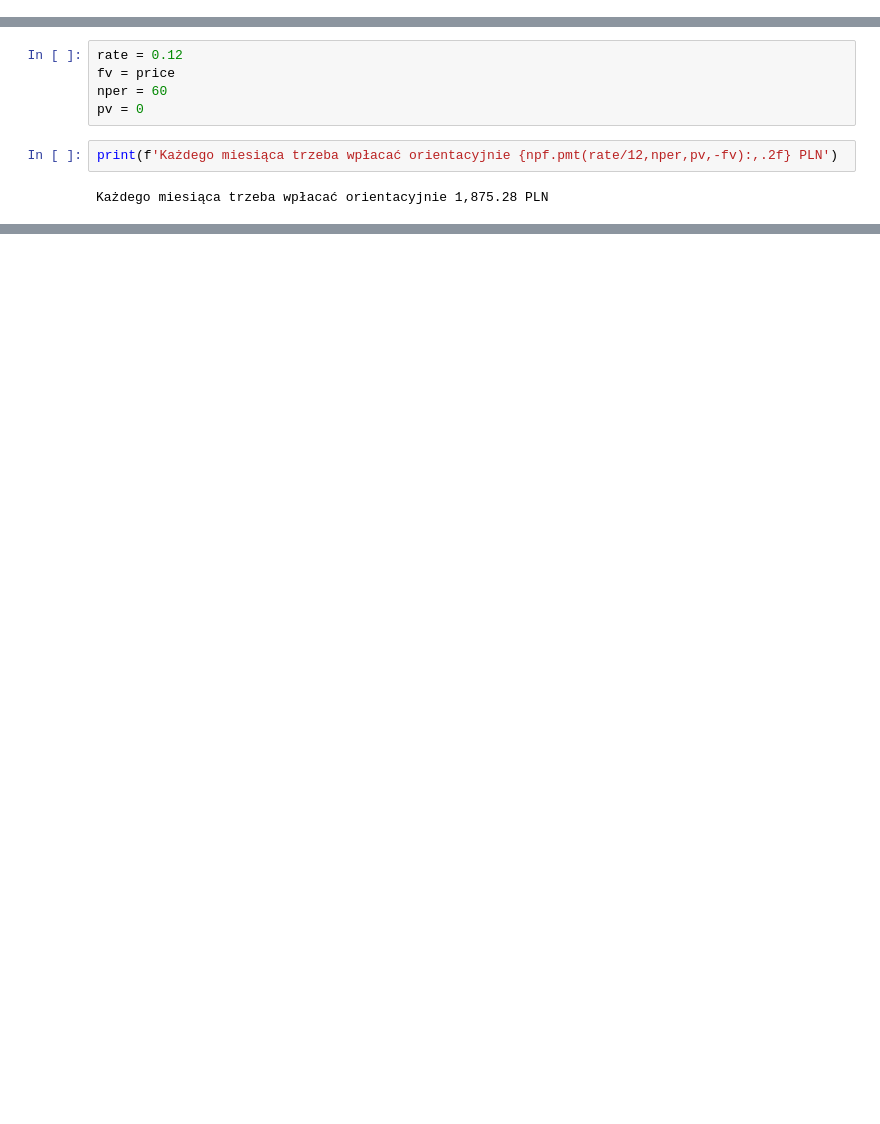
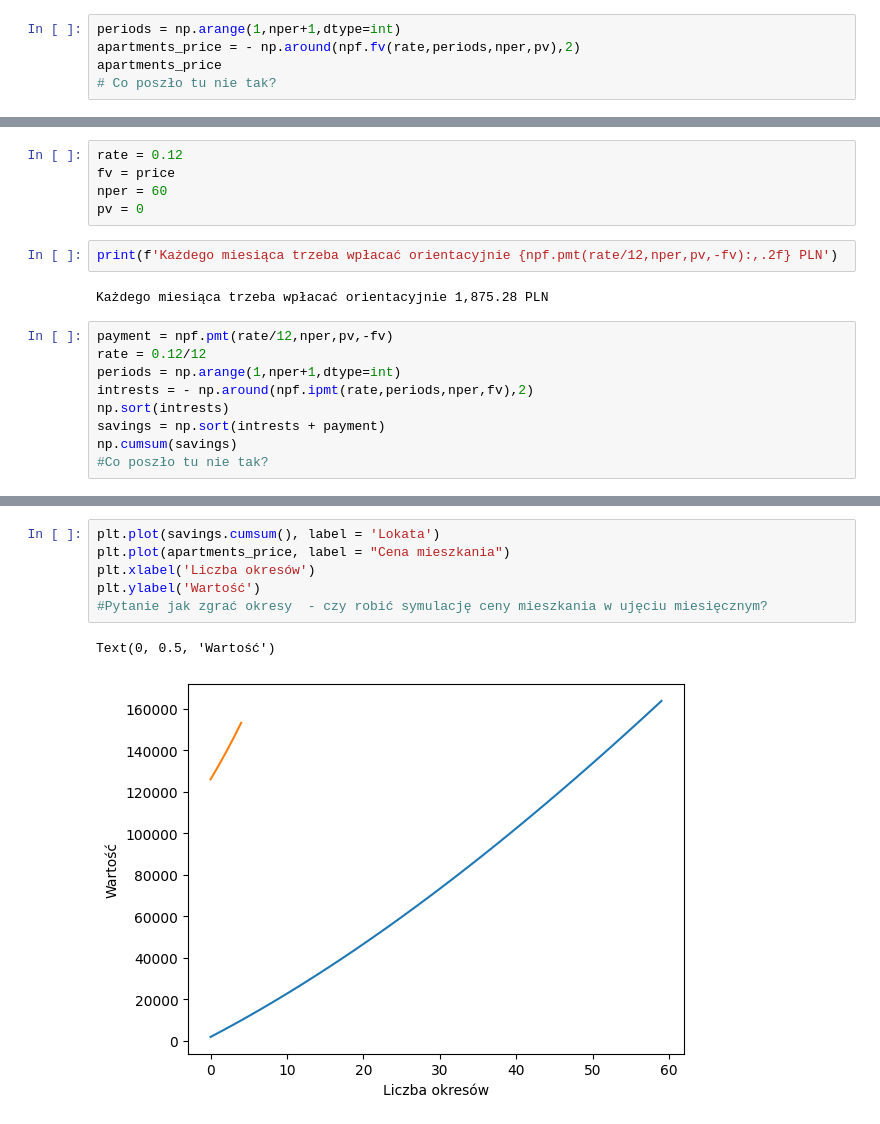
Before and after one commit to PiotrWitaszek/Numpy, a Jupyter notebook: Numpy.ipynb, the cells around one changed output, grey strips where cells are left out. Drawn from its saved outputs; the diff is of its cells as text; blank space fills up the shorter version.

```diff
--- a/Numpy.ipynb
+++ b/Numpy.ipynb
@@ -12,3 +12,8 @@ price = npf.fv(rate, nper, pmt, -pv)
 print(f'Orientacyjna cena mieszkania za 5 lat to: {price:,.2f} PLN')
 # %% [output]
 Orientacyjna cena mieszkania za 5 lat to: 153,153.79 PLN
+# %%
+periods = np.arange(1,nper+1,dtype=int)
+apartments_price = - np.around(npf.fv(rate,periods,nper,pv),2)
+apartments_price
+# Co poszło tu nie tak?
@@ -21,3 +28,12 @@ pv = 0
 print(f'Każdego miesiąca trzeba wpłacać orientacyjnie {npf.pmt(rate/12,nper,pv,-fv):,.2f} PLN')
 # %% [output]
 Każdego miesiąca trzeba wpłacać orientacyjnie 1,875.28 PLN
+# %%
+payment = npf.pmt(rate/12,nper,pv,-fv)
+rate = 0.12/12
+periods = np.arange(1,nper+1,dtype=int)
+intrests = - np.around(npf.ipmt(rate,periods,nper,fv),2)
+np.sort(intrests)
+savings = np.sort(intrests + payment)
+np.cumsum(savings)
+#Co poszło tu nie tak?
@@ -23,0 +56,9 @@ Każdego miesiąca trzeba wpłacać orientacyjnie 1,875.28 PLN
+# %%
+plt.plot(savings.cumsum(), label = 'Lokata')
+plt.plot(apartments_price, label = "Cena mieszkania")
+plt.xlabel('Liczba okresów')
+plt.ylabel('Wartość')
+#Pytanie jak zgrać okresy  - czy robić symulację ceny mieszkania w ujęciu miesięcznym?
+# %% [output]
+Text(0, 0.5, 'Wartość')
+[figure, added]
```
Also changed, not shown: parts of 2 cells of this notebook.
